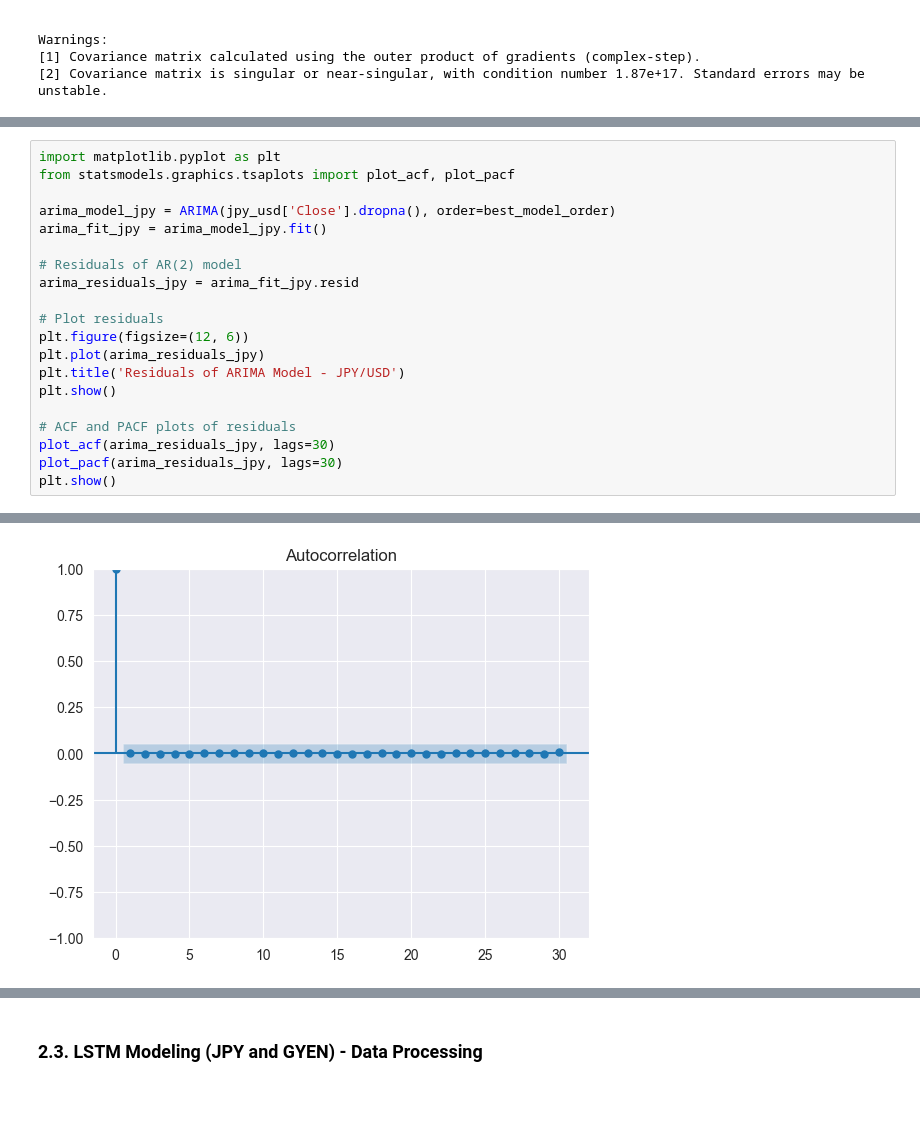
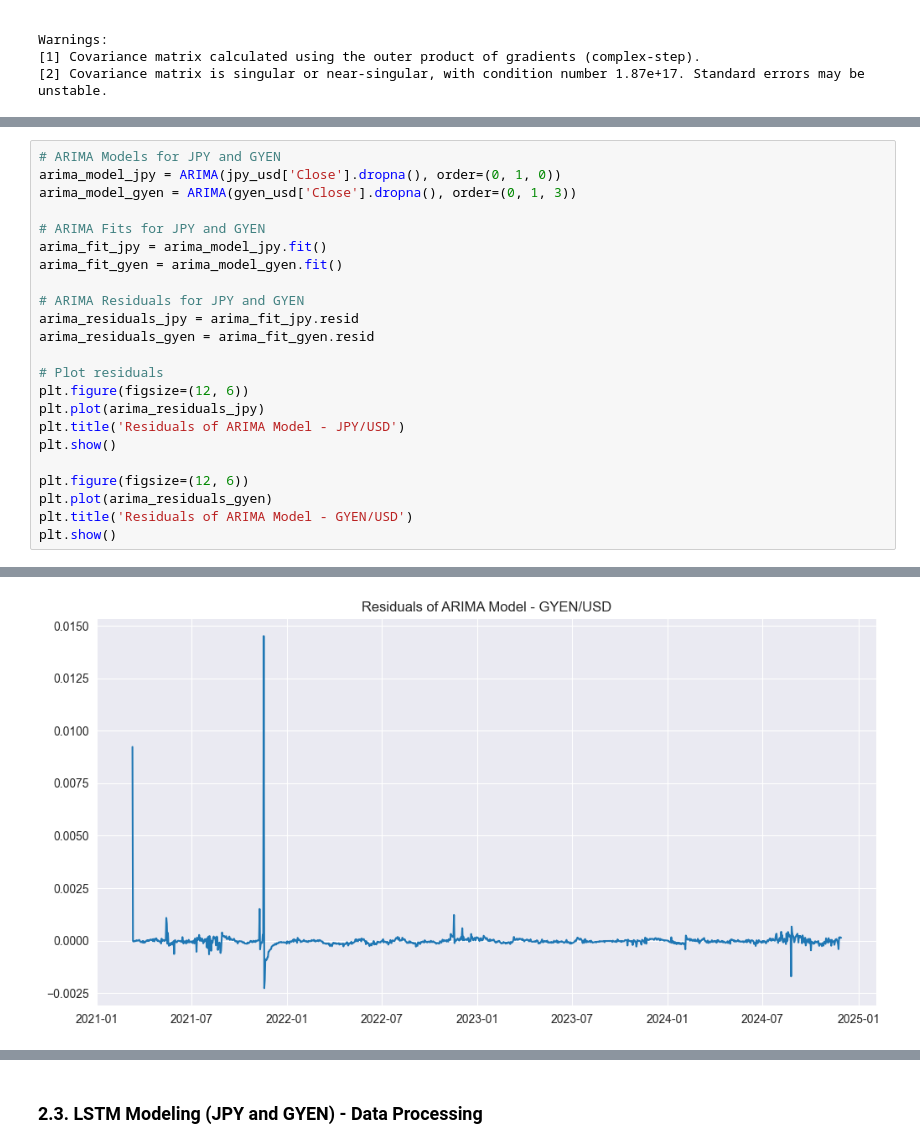
Before and after one commit to joodevs/algo-trader, a Jupyter notebook: gyen-yen-analysis.ipynb, the cells around one changed output, grey strips where cells are left out. Drawn from its saved outputs; the diff is of its cells as text; blank space fills up the shorter version.

Commit message:
Completed ARIMA

```diff
--- a/gyen-yen-analysis.ipynb
+++ b/gyen-yen-analysis.ipynb
@@ -500,23 +327,26 @@ Warnings:
 # %%
-import matplotlib.pyplot as plt
-from statsmodels.graphics.tsaplots import plot_acf, plot_pacf
+# ARIMA Models for JPY and GYEN
+arima_model_jpy = ARIMA(jpy_usd['Close'].dropna(), order=(0, 1, 0))
+arima_model_gyen = ARIMA(gyen_usd['Close'].dropna(), order=(0, 1, 3))
 
-arima_model_jpy = ARIMA(jpy_usd['Close'].dropna(), order=best_model_order)
+# ARIMA Fits for JPY and GYEN
 arima_fit_jpy = arima_model_jpy.fit()
+arima_fit_gyen = arima_model_gyen.fit()
 
-# Residuals of AR(2) model
+# ARIMA Residuals for JPY and GYEN
 arima_residuals_jpy = arima_fit_jpy.resid
+arima_residuals_gyen = arima_fit_gyen.resid
 
 # Plot residuals
 plt.figure(figsize=(12, 6))
 plt.plot(arima_residuals_jpy)
 plt.title('Residuals of ARIMA Model - JPY/USD')
 plt.show()
 
-# ACF and PACF plots of residuals
-plot_acf(arima_residuals_jpy, lags=30)
-plot_pacf(arima_residuals_jpy, lags=30)
+plt.figure(figsize=(12, 6))
+plt.plot(arima_residuals_gyen)
+plt.title('Residuals of ARIMA Model - GYEN/USD')
 plt.show()
 # %% [output]
 [figure]
-[figure, old version]
+[figure, new version]
```
Also changed, not shown: parts of 23 cells of this notebook.
